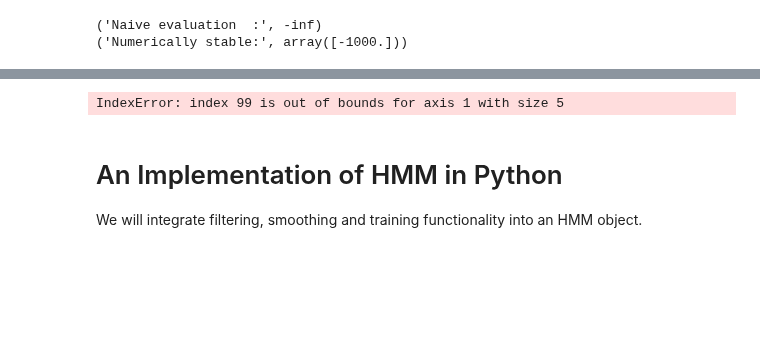
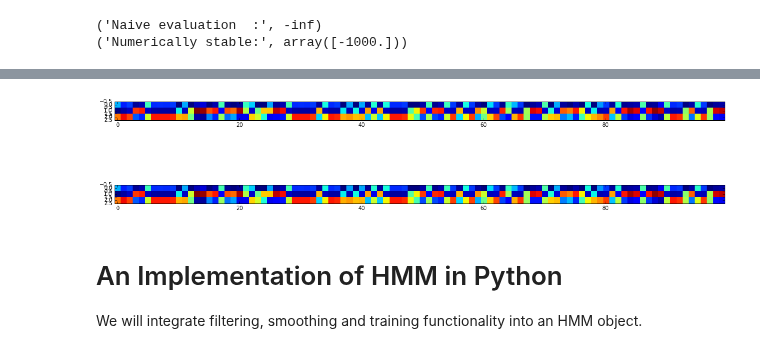
Before and after one commit to atcemgil/notes, a Jupyter notebook: HiddenMarkovModel.ipynb, the cells around one changed output, grey strips where cells are left out. Drawn from its saved outputs; the diff is of its cells as text; code cells hidden in the pictures; blank space fills up the shorter version.

```diff
--- a/HiddenMarkovModel.ipynb
+++ b/HiddenMarkovModel.ipynb
@@ -253,29 +266,3 @@ for k in range(T-1,-1,-1):
         log_beta_post[:,k] = postdict(A, log_beta[:,k+1])
 
     log_beta[:,k] = update(y[k], logB, log_beta_post[:,k])
-# %%
-def randgen(pr, N=1):
-    L = len(pr)
-    return np.random.choice(range(L), size=N, replace=True, p=pr)
-
-#Generate data from an HMM
-S = 3
-R = 5
-
-pi = normalize(np.random.rand(S),axis=0)
-A = normalize(np.random.rand(S,S),axis=0)
-B = normalize(np.random.rand(R,S),axis=0)
-
-# Number of steps
-T = 100
-
-x = np.zeros(T)
-y = np.zeros(T)
-
-for t in range(T):
-    if t==0:
-        x[t] = randgen(pi)
-    else:
-        x[t] = randgen(A[:,x[t-1]])
-
-    y[t] = randgen(B[:,x[t]])
@@ -336,13 +342,29 @@ print(log_sum_exp(log_gamma))
 # %%
 # Correction Smoother
 # For numerical stability, we calculate everything in the log domain
 log_gamma_corr = np.zeros_like(log_alpha)
 log_gamma_corr[:,T-1] = log_alpha[:,T-1]
 
 for k in range(T-2,-1,-1):
     log_old_pairwise_marginal = log_alpha[:,k].reshape(1,S) + logA
     log_old_marginal = predict(A, log_alpha[:,k])
     log_new_pairwise_marginal = log_old_pairwise_marginal + log_gamma_corr[:,k+1].reshape(S,1) - log_old_marginal.reshape(S,1)
     log_gamma_corr[:,k] = log_sum_exp(log_new_pairwise_marginal, axis=0).reshape(S)
+
+
+# Verify that result coincide
+
+gam = normalize_exp(log_gamma, axis=0)
+gam_corr = normalize_exp(log_gamma_corr, axis=0)
+
+plt.figure(figsize=(20,5))
+plt.subplot(2,1,1)
+plt.imshow(gam, interpolation='nearest')
+plt.subplot(2,1,2)
+plt.imshow(gam_corr, interpolation='nearest')
+
+plt.show()
+#print(log_gamma)
+#print(log_gamma_corr)
 # %% [output]
-IndexError: index 99 is out of bounds for axis 1 with size 5
+[figure, added]
```
Also changed, not shown: parts of 20 cells of this notebook, 2 other files.
